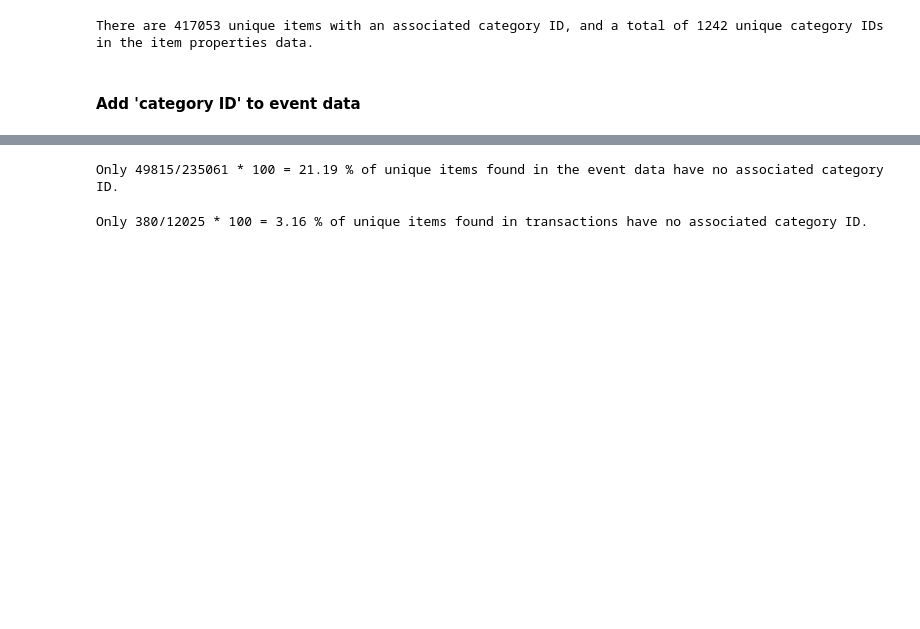
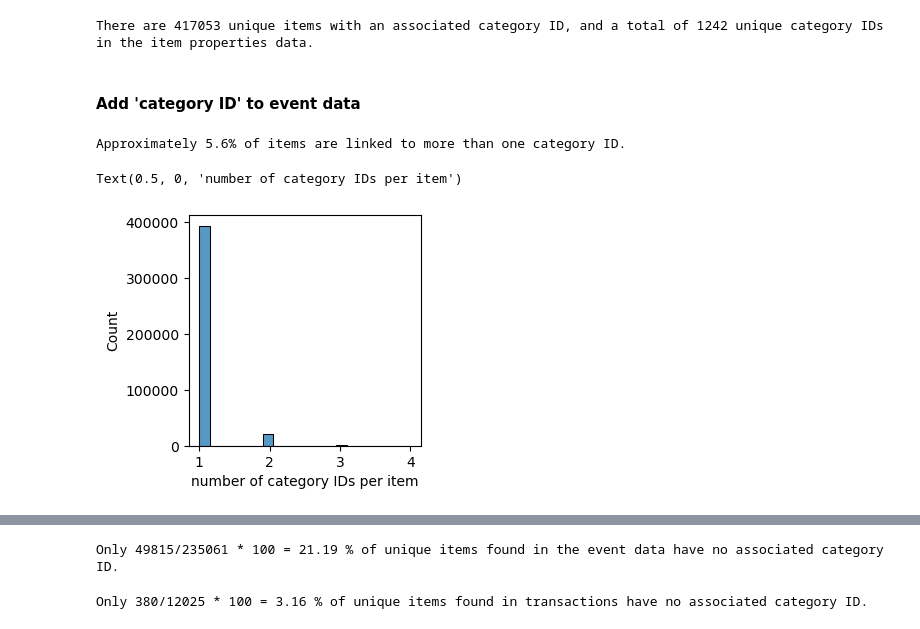
Before and after one commit to sookhyun/NLP-based_Recommender-System, a Jupyter notebook: Objectives_and_Data_wrangling.ipynb, the cells around one changed output, grey strips where cells are left out. Saved outputs shown, nothing was run; the diff lists cells and outputs as text; code cells hidden in the pictures; blank space fills up the shorter version.

Commit message:
handle items with duplicate category IDs

```diff
--- a/Objectives_and_Data_wrangling.ipynb
+++ b/Objectives_and_Data_wrangling.ipynb
@@ -234,3 +234,7 @@ Data columns (total 4 columns):
  3   value      object
 dtypes: int64(2), object(2)
 memory usage: 773.5+ MB
+# %%
+df_item.timestamp =  pd.to_datetime(df_item.timestamp, unit='ms')
+df_item['date'] = pd.to_datetime(df_item.timestamp, unit='ms').dt.date
+print(f' Data are from {df_item.date.min()} to {df_item.date.max()}.')
@@ -244,8 +250,21 @@ There are 417053 unique items with an associated category ID, and a total of 124
 #### Add 'category ID' to event data
 # %%
 # Extract rows containing category ID
-item_cat = df_item.loc[df_item.property == "categoryid",['itemid','value']]
-
-# Incorporate category ID to event data
-df_evt = df_evt.merge(item_cat, on=['itemid'], how='left')
-df_evt.rename(columns={'value': 'categoryid'}, inplace=True)
+item_cat = df_item.loc[df_item.property == "categoryid",['itemid','value','date']]
+item_cat = item_cat.drop_duplicates(subset=['itemid','value'], keep='first')
+item_cat.rename(columns={'value': 'categoryid'}, inplace=True)
+# %%
+# Check if each item has unique category ID
+numcat= item_cat.groupby(['itemid']).agg({'categoryid':'count'})
+numcat.reset_index(inplace=True)
+print(f'Approximately {100*numcat[numcat.categoryid>1].itemid.count()/numcat.itemid.count():.1f}% of items are linked to more than one category ID.')
+# %% [output]
+Approximately 5.6% of items are linked to more than one category ID.
+# %%
+# Plot the number of category IDs per item
+plt.figure(figsize=(3,3))
+sns.histplot(x='categoryid',data=numcat)
+plt.xlabel('number of category IDs per item')
+# %% [output]
+Text(0.5, 0, 'number of category IDs per item')
+[figure, added]
```
Also changed, not shown: parts of 9 cells of this notebook.
